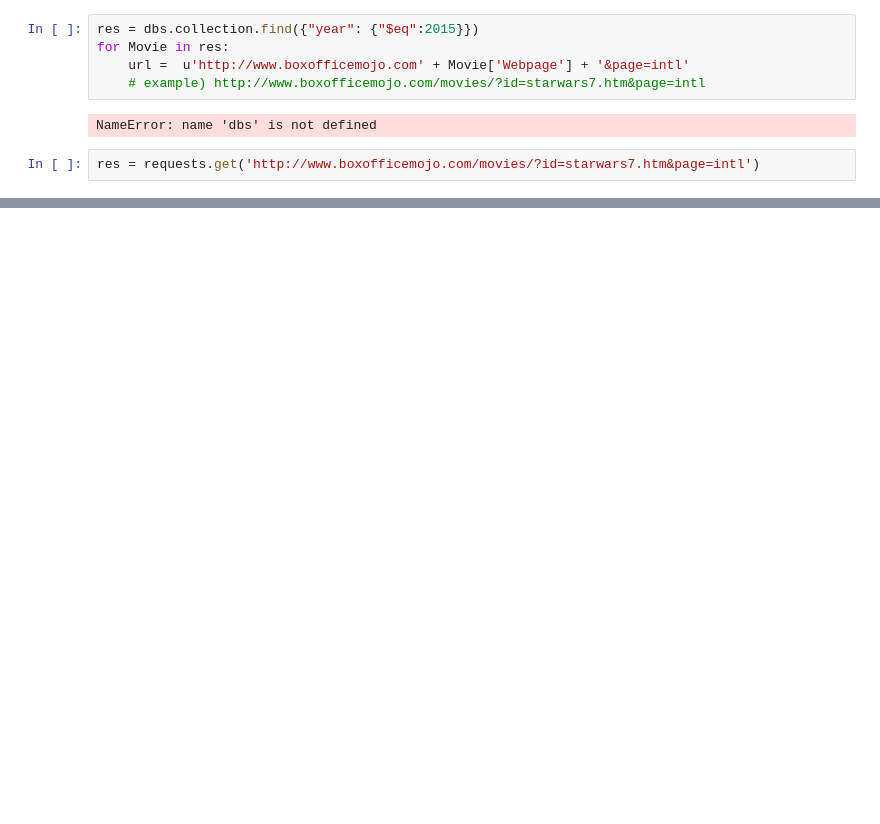
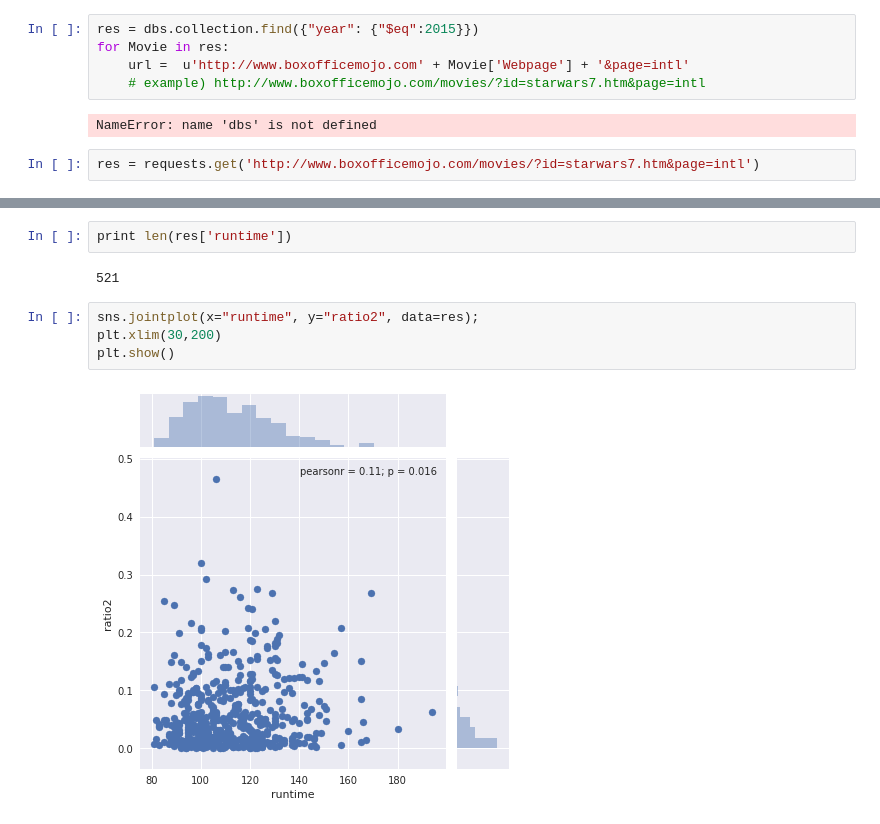
Before and after one commit to SeokJong/DSS4_smallproj_8th, a Jupyter notebook: Scraping/Mojo.ipynb, the cells around one changed output, grey strips where cells are left out. Drawn from its saved outputs; the diff is of its cells as text; blank space fills up the shorter version.

```diff
--- a/Scraping/Mojo.ipynb
+++ b/Scraping/Mojo.ipynb
@@ -125,0 +355,10 @@ for x, i in enumerate(tds):
+# %%
+print len(res['runtime'])
+# %% [output]
+521
+# %%
+sns.jointplot(x="runtime", y="ratio2", data=res);
+plt.xlim(30,200)
+plt.show()
+# %% [output]
+[figure, added]
```
Also changed, not shown: parts of 16 cells of this notebook, 5 other files.
